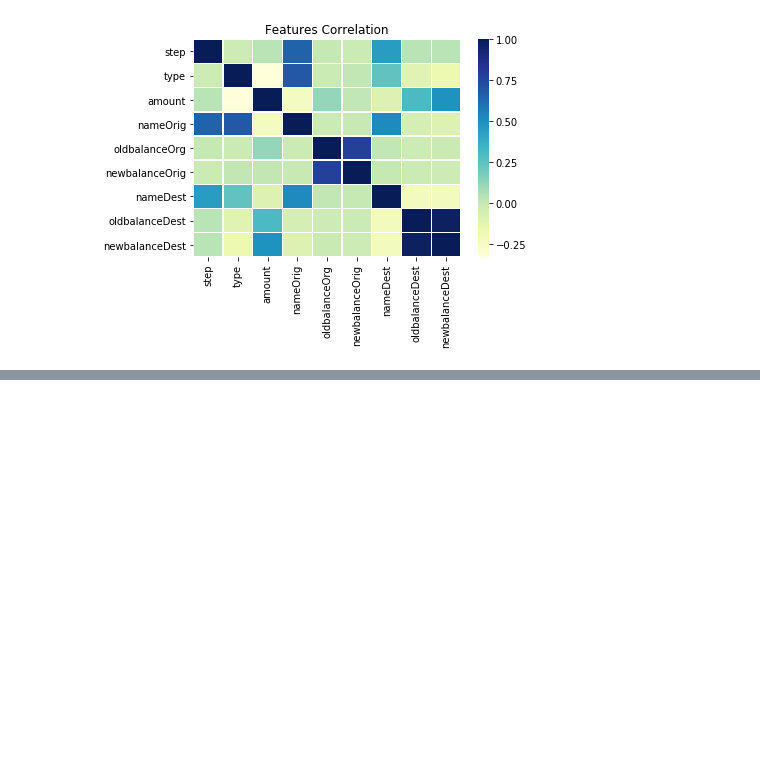
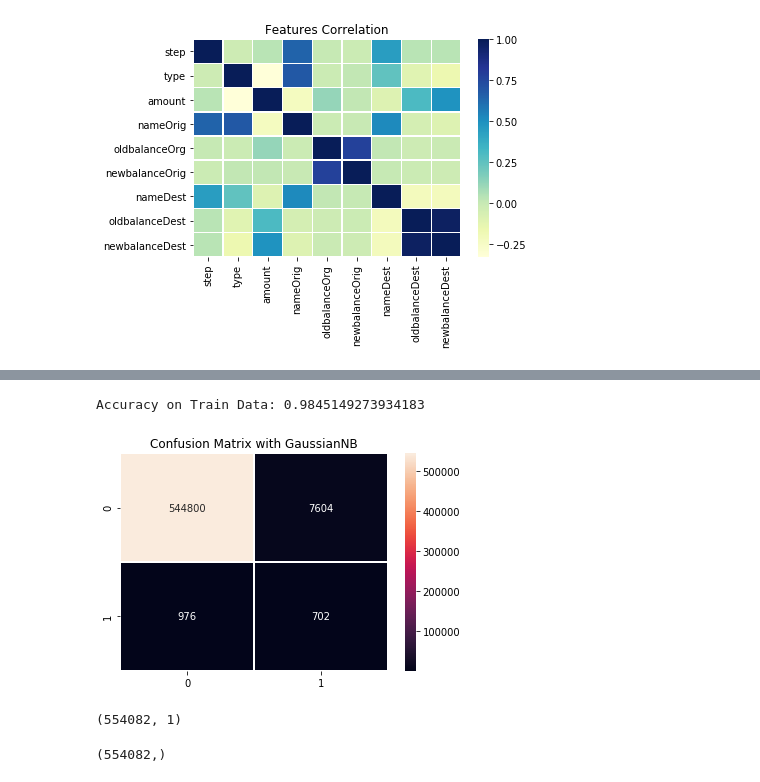
Before and after one commit to ajain0395/fraud-detection, a Jupyter notebook: Code/sml_project.ipynb, the cells around one changed output, grey strips where cells are left out. Cells and saved outputs as stored; diff of their text form; code cells hidden in the pictures; blank space fills up the shorter version.

```diff
--- a/Code/sml_project.ipynb
+++ b/Code/sml_project.ipynb
@@ -290,0 +305,8 @@ seab.heatmap(corr,linewidths=0.4,linecolor='white',annot=False,cmap ="YlGnBu",)
+# %%
+train_data = np.array(train_data)
+train_labels = np.array(train_labels).astype(int)
+# %%
+from sklearn.model_selection import train_test_split, learning_curve
+from sklearn.utils import shuffle
+train_data,train_labels = shuffle(train_data,train_labels)
+trainX, testX, trainY, testY = train_test_split(train_data, train_labels, test_size = 0.2)
@@ -290,0 +319,15 @@ seab.heatmap(corr,linewidths=0.4,linecolor='white',annot=False,cmap ="YlGnBu",)
+# %%
+y = clf.predict(testX)
+print "Accuracy on Train Data: " +str( accuracy_score(y_true=testY,y_pred=y))
+heatmap(getConfusionMat(predicted=y,actual=testY.flatten(),classcount=2),title2=" with GaussianNB")
+# %% [output]
+Accuracy on Train Data: 0.9845149273934183
+[figure, added]
+# %%
+print testY.shape
+# %% [output]
+(554082, 1)
+# %%
+print y.shape
+# %% [output]
+(554082,)
```
Also changed, not shown: parts of 5 cells of this notebook, 8 other files.
